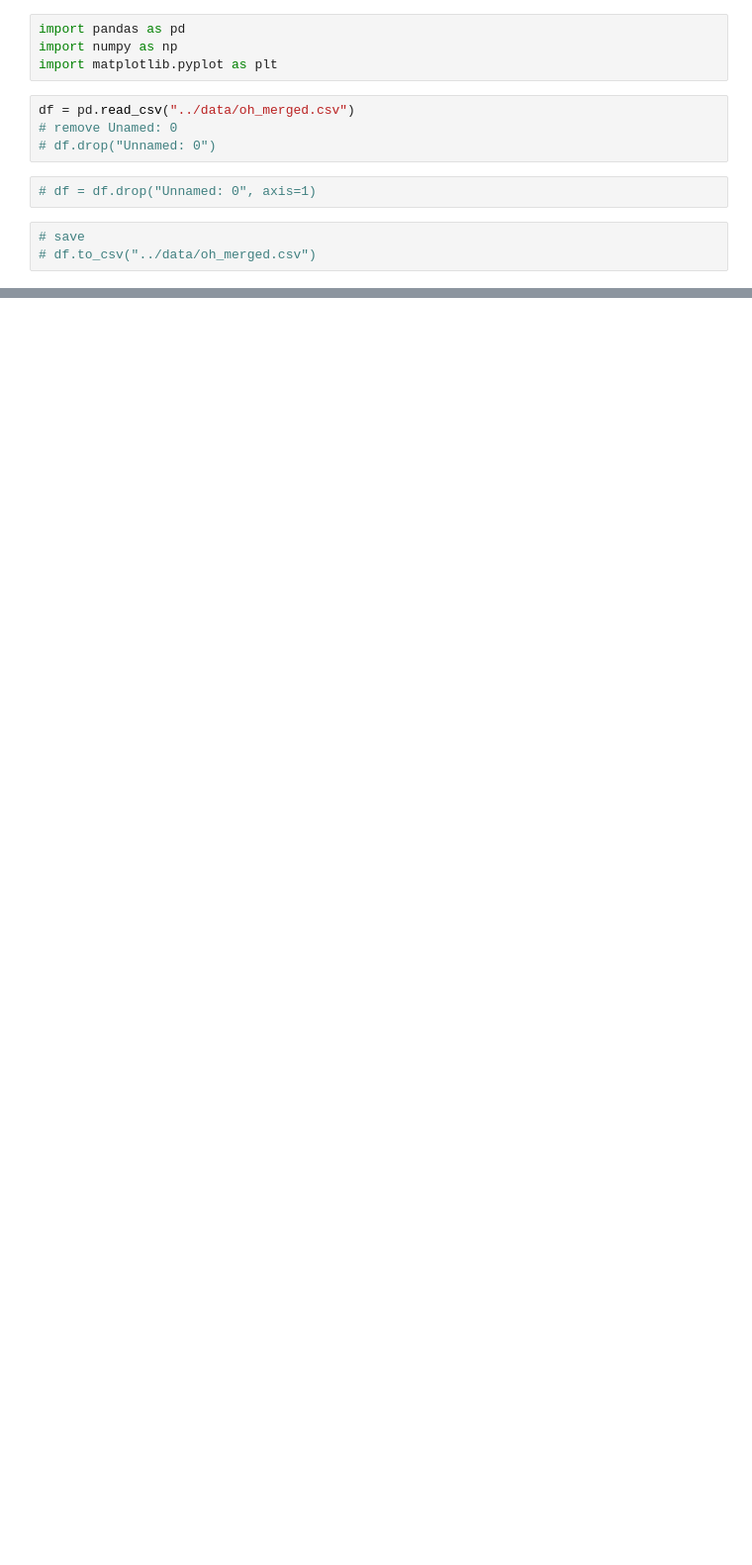
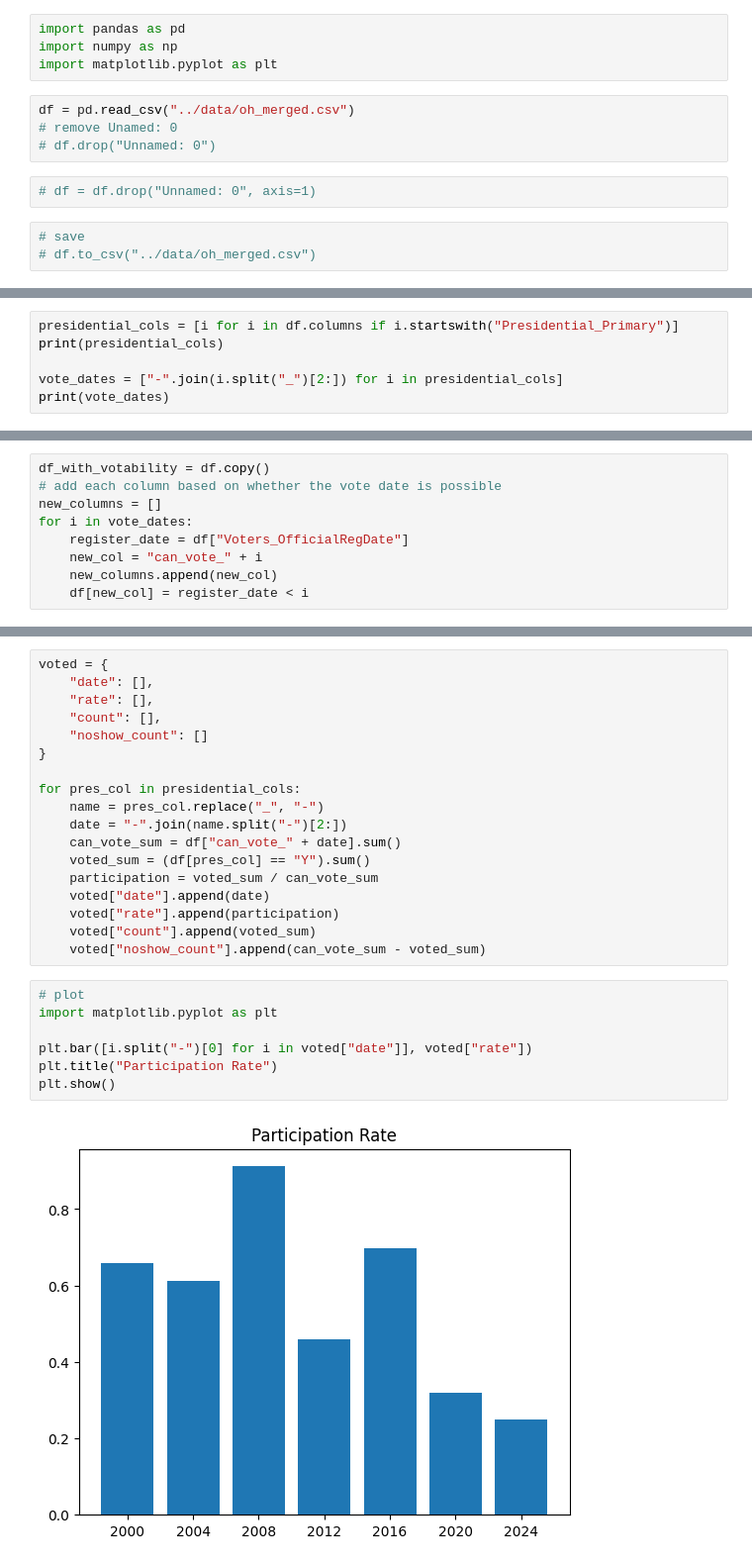
Before and after one commit to hunkim98/ohio_vote, a Jupyter notebook: eda/plot.ipynb, the cells around one changed output, grey strips where cells are left out. Shown at 99% size. Cells and saved outputs as stored; diff of their text form; blank space fills up the shorter version.

Commit message:
Update plot

```diff
--- a/eda/plot.ipynb
+++ b/eda/plot.ipynb
@@ -26,0 +33,6 @@ df.head()
+# %%
+presidential_cols = [i for i in df.columns if i.startswith("Presidential_Primary")]
+print(presidential_cols)
+
+vote_dates = ["-".join(i.split("_")[2:]) for i in presidential_cols]
+print(vote_dates)
@@ -26,0 +42,9 @@ df.head()
+# %%
+df_with_votability = df.copy()
+# add each column based on whether the vote date is possible
+new_columns = []
+for i in vote_dates:
+    register_date = df["Voters_OfficialRegDate"]
+    new_col = "can_vote_" + i
+    new_columns.append(new_col)
+    df[new_col] = register_date < i
@@ -26,0 +62,27 @@ df.head()
+# %%
+voted = {
+    "date": [],
+    "rate": [],
+    "count": [],
+    "noshow_count": []
+}
+
+for pres_col in presidential_cols:
+    name = pres_col.replace("_", "-")
+    date = "-".join(name.split("-")[2:])
+    can_vote_sum = df["can_vote_" + date].sum()
+    voted_sum = (df[pres_col] == "Y").sum()
+    participation = voted_sum / can_vote_sum
+    voted["date"].append(date)
+    voted["rate"].append(participation)
+    voted["count"].append(voted_sum)
+    voted["noshow_count"].append(can_vote_sum - voted_sum)
+# %%
+# plot
+import matplotlib.pyplot as plt
+
+plt.bar([i.split("-")[0] for i in voted["date"]], voted["rate"])
+plt.title("Participation Rate")
+plt.show()
+# %% [output]
+[figure, added]
```
Also changed, not shown: parts of 11 cells of this notebook.
